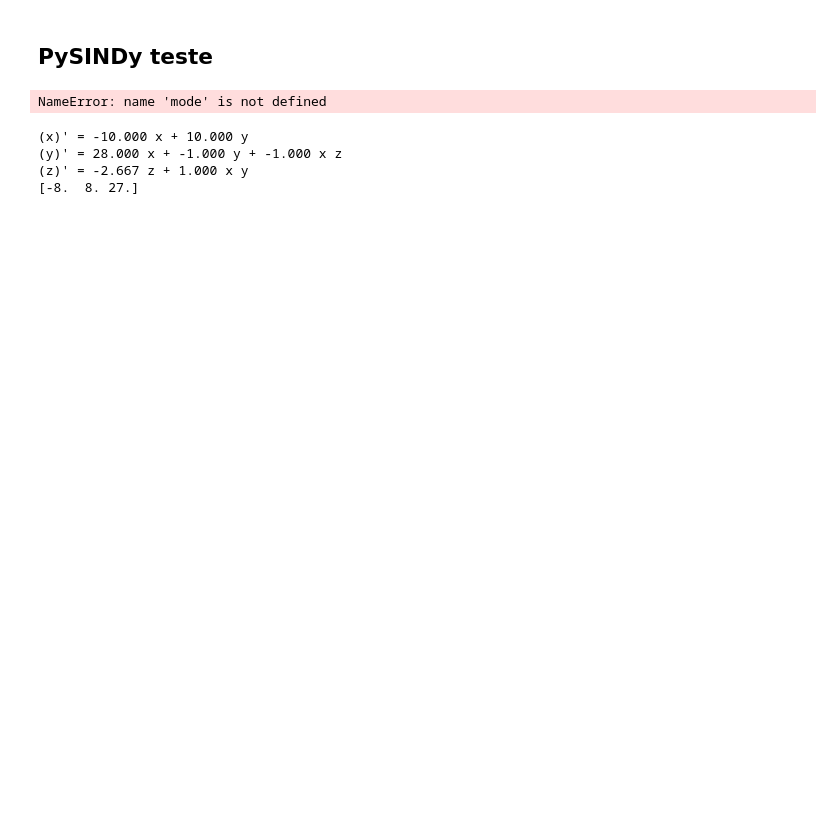
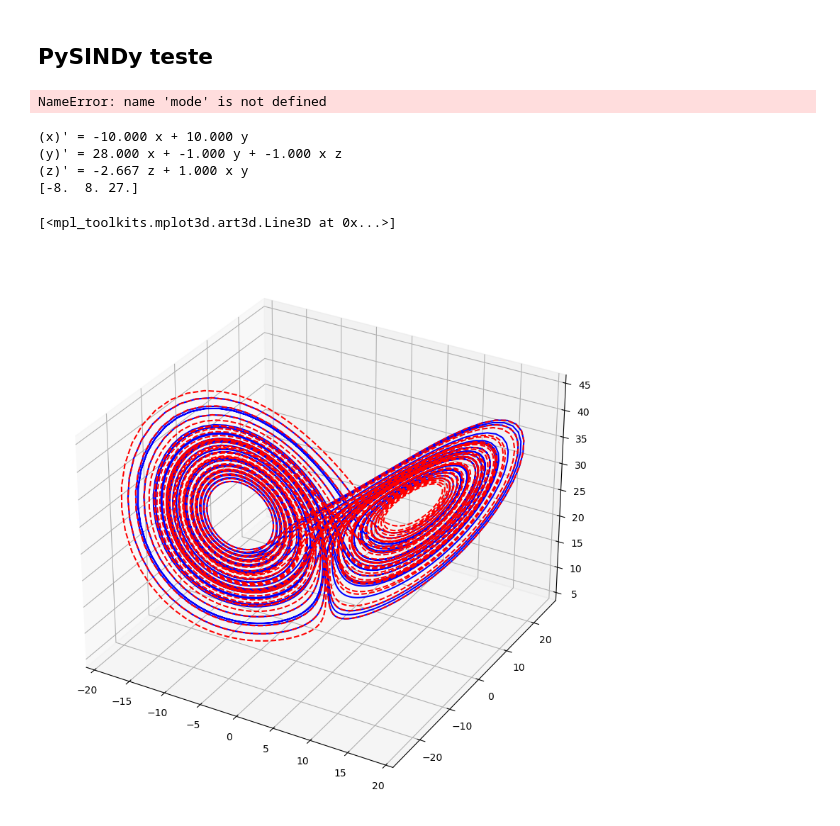
Before and after one commit to Salies/data-driven-des, a Jupyter notebook: testing.ipynb, the cells around one changed output. Cells and saved outputs as stored; diff of their text form; code cells hidden in the pictures; blank space fills up the shorter version.

Commit message:
testing: lorez sindy replot

```diff
--- a/testing.ipynb
+++ b/testing.ipynb
@@ -383,3 +391,23 @@ model.simulate(x[0], t)
 (y)' = 28.000 x + -1.000 y + -1.000 x z
 (z)' = -2.667 z + 1.000 x y
 [-8.  8. 27.]
+# %%
+# Remontando o sistema
+def lorenz_by_sindy(x_y_z, t0):
+    x, y, z = x_y_z
+    d_x = -10 * x + 10 * y
+    d_y = 28 * x - y - x * z
+    d_z = -2.66666667 * z + x * y
+    return [d_x, d_y, d_z]
+
+# Rodando para o mesmo x0 = (-8,8,27)
+x_sindy = integrate.odeint(lorenz_by_sindy, x0, t,rtol=10**(-12),atol=10**(-12)*np.ones_like(x0))
+# %%
+# 3D plot: x_sindy (Dashed) vs x (Solid)
+fig = plt.figure(figsize=(10, 10))
+ax = fig.add_subplot(projection='3d')
+ax.plot(x[:, 0], x[:, 1], x[:, 2], 'b')
+ax.plot(x_sindy[:, 0], x_sindy[:, 1], x_sindy[:, 2], 'r--')
+# %% [output]
+[<mpl_toolkits.mplot3d.art3d.Line3D at 0x...>]
+[figure, added]
```
Also changed, not shown: parts of 2 cells of this notebook.
